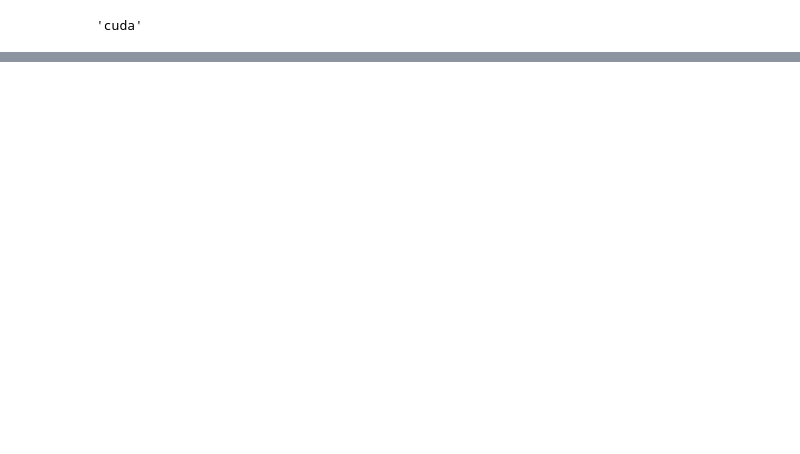
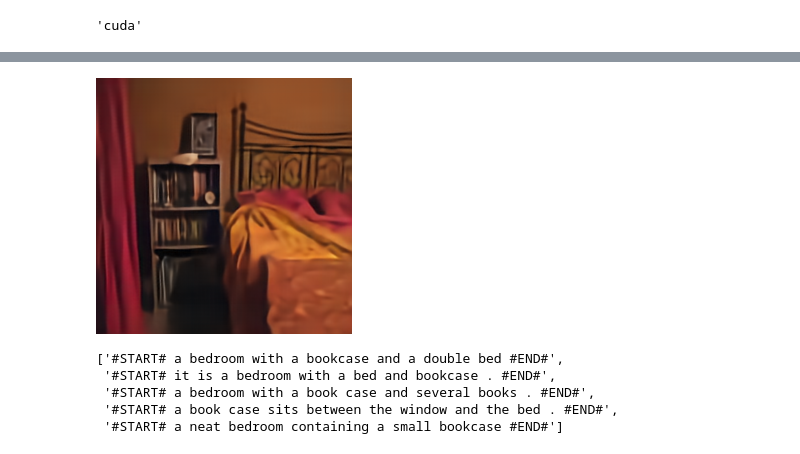
Before and after one commit to vvh413/compression, a Jupyter notebook: captions.ipynb, the cells around one changed output, grey strips where cells are left out. Drawn from its saved outputs; the diff is of its cells as text; code cells hidden in the pictures; blank space fills up the shorter version.

Commit message:
captioning and cyclegan

```diff
--- a/captions.ipynb
+++ b/captions.ipynb
@@ -34,0 +67,5 @@ load_checkpoint("checkpoints/captions_compressed_enc_512_2.pth.tar", network, op
+# %%
+dataset = DecodedImageDataset(
+    coco_tag("co1d"),
+    os.path.join(annotations, "captions_train2017_tok.json"),
+)
@@ -107,0 +142,14 @@ a bathroom with a toilet and a sink .
+# %%
+image, captions = dataset[random.randint(0, len(dataset))]
+image = image.to(config.DEVICE)
+T.ToPILImage()(compressor.decode(image).squeeze())
+# %% [output]
+[figure, added]
+# %%
+[" ".join(capt) for capt in captions]
+# %% [output]
+['#START# a bedroom with a bookcase and a double bed #END#',
+ '#START# it is a bedroom with a bed and bookcase . #END#',
+ '#START# a bedroom with a book case and several books . #END#',
+ '#START# a book case sits between the window and the bed . #END#',
+ '#START# a neat bedroom containing a small bookcase #END#']
```
Also changed, not shown: parts of 9 cells of this notebook, 19 other files.
